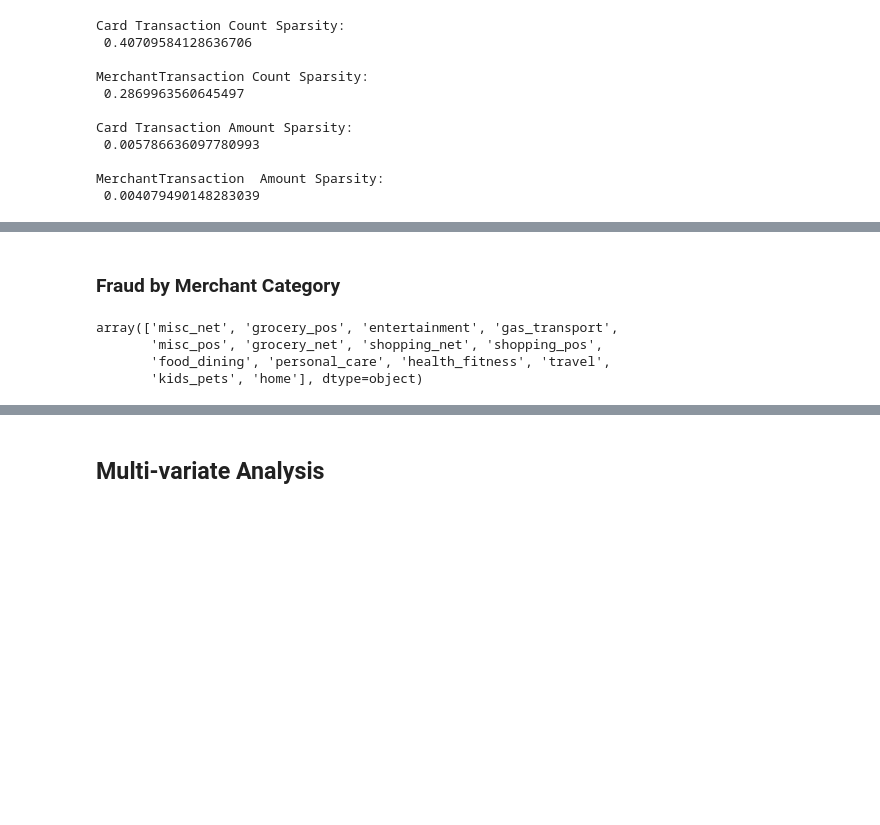
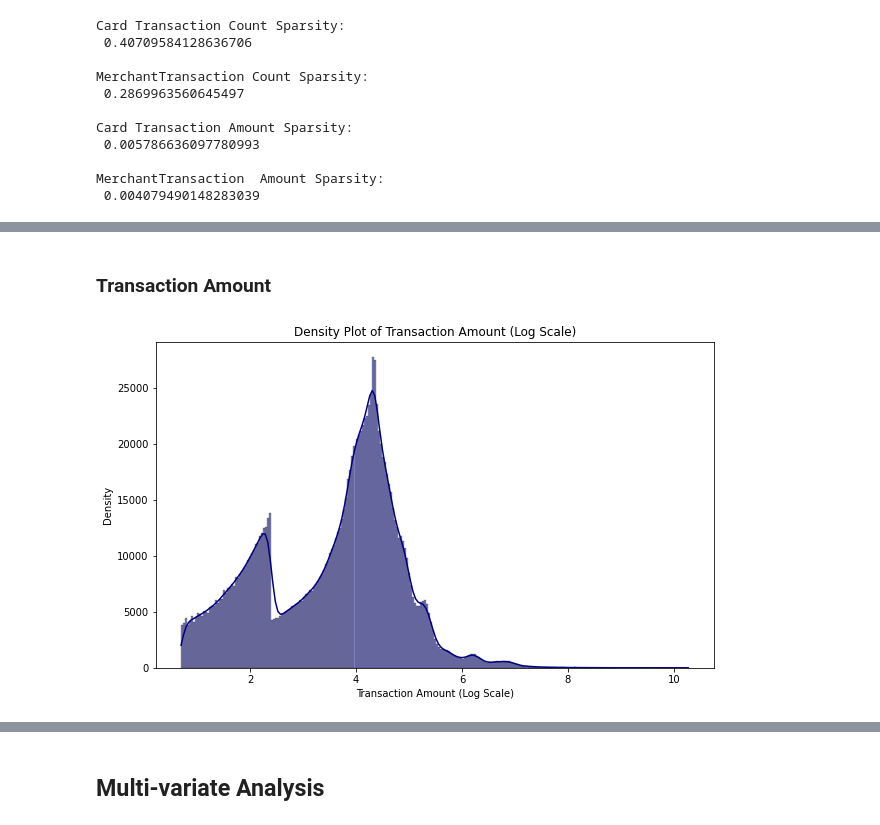
Before and after one commit to ichbinlan99/Fraud-Detection-TR, a Jupyter notebook: notebooks/EDA.ipynb, the cells around one changed output, grey strips where cells are left out. Cells and saved outputs as stored; diff of their text form; code cells hidden in the pictures; blank space fills up the shorter version.

```diff
--- a/notebooks/EDA.ipynb
+++ b/notebooks/EDA.ipynb
@@ -63,20 +59,0 @@ dfSummary(df)
-# %%
-# Convert the 'trans_date_trans_time' column to datetime if not already done
-df['trans_date_trans_time'] = pd.to_datetime(df['trans_date_trans_time'])
-# Extract the date part from the 'trans_date_trans_time' column
-df['trans_date'] = df['trans_date_trans_time'].dt.date
-
-# Compute the number of transactions per day
-transactions_per_day = df.groupby('trans_date').size().reset_index(name='num_transactions')
-
-# Compute the number of fraudulent transactions per day
-fraud_transactions_per_day = df[df['is_fraud'] == 1].groupby('trans_date').size().reset_index(name='num_fraud_transactions')
-
-# Compute the number of fraudulent cards per day
-fraud_cards_per_day = df[df['is_fraud'] == 1].groupby('trans_date')['cc_num'].nunique().reset_index(name='num_fraud_cards')
-
-# Merge the dataframes to get a consolidated view
-daily_fraud_stats = transactions_per_day.merge(fraud_transactions_per_day, on='trans_date', how='left').merge(fraud_cards_per_day, on='trans_date', how='left')
-
-# Fill NaN values with 0
-daily_fraud_stats.fillna(0, inplace=True)
@@ -197,9 +105,0 @@ fig.show()
-# %% [markdown]
-### Fraud by Merchant Category
-# %%
-df_enc_gender.category.unique()
-# %% [output]
-array(['misc_net', 'grocery_pos', 'entertainment', 'gas_transport',
-       'misc_pos', 'grocery_net', 'shopping_net', 'shopping_pos',
-       'food_dining', 'personal_care', 'health_fitness', 'travel',
-       'kids_pets', 'home'], dtype=object)
@@ -217,0 +106,12 @@ fig.show()
+# %% [markdown]
+### Transaction Amount
+# %%
+df['scale_amt'] = np.log(df['amt'] + 1)
+plt.figure(figsize=(10, 6))
+sns.histplot(df['scale_amt'], kde=True, color = 'navy')
+plt.title('Density Plot of Transaction Amount (Log Scale)')
+plt.xlabel('Transaction Amount (Log Scale)')
+plt.ylabel('Density')
+plt.show()
+# %% [output]
+[figure, added]
```
Also changed, not shown: parts of 52 cells of this notebook.
